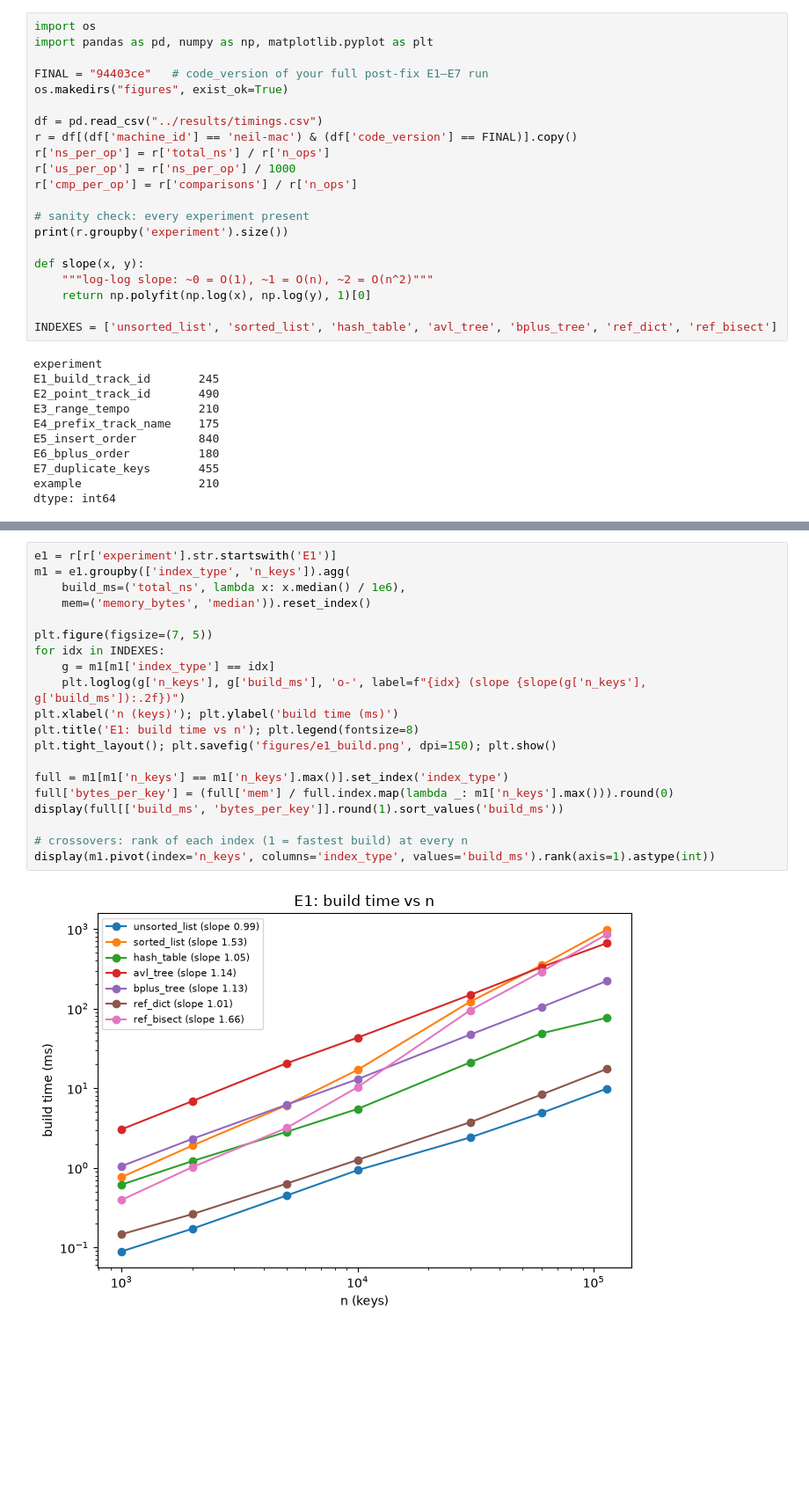
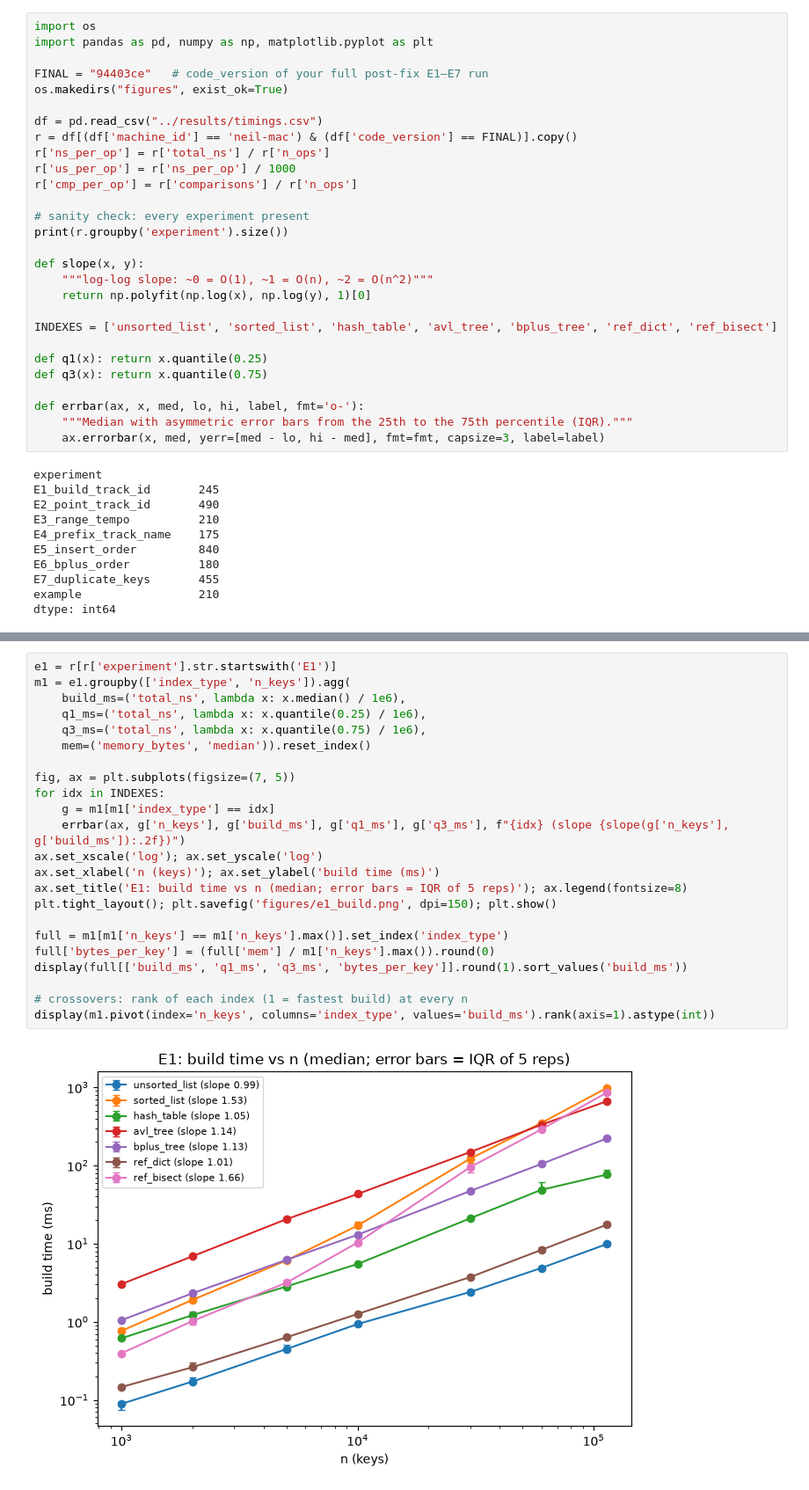
Before and after one commit to neildevnani/Project_1_DS4300, a Jupyter notebook: analysis/results.ipynb, the cells around one changed output, grey strips where cells are left out. Shown at 88% size. Cells and saved outputs as stored; diff of their text form; blank space fills up the shorter version.

```diff
--- a/analysis/results.ipynb
+++ b/analysis/results.ipynb
@@ -19,6 +25,13 @@ def slope(x, y):
     return np.polyfit(np.log(x), np.log(y), 1)[0]
 
 INDEXES = ['unsorted_list', 'sorted_list', 'hash_table', 'avl_tree', 'bplus_tree', 'ref_dict', 'ref_bisect']
+
+def q1(x): return x.quantile(0.25)
+def q3(x): return x.quantile(0.75)
+
+def errbar(ax, x, med, lo, hi, label, fmt='o-'):
+    """Median with asymmetric error bars from the 25th to the 75th percentile (IQR)."""
+    ax.errorbar(x, med, yerr=[med - lo, hi - med], fmt=fmt, capsize=3, label=label)
 # %% [output]
 experiment
 E1_build_track_id       245
@@ -33,22 +48,25 @@ dtype: int64
 # %%
 e1 = r[r['experiment'].str.startswith('E1')]
 m1 = e1.groupby(['index_type', 'n_keys']).agg(
     build_ms=('total_ns', lambda x: x.median() / 1e6),
+    q1_ms=('total_ns', lambda x: x.quantile(0.25) / 1e6),
+    q3_ms=('total_ns', lambda x: x.quantile(0.75) / 1e6),
     mem=('memory_bytes', 'median')).reset_index()
 
-plt.figure(figsize=(7, 5))
+fig, ax = plt.subplots(figsize=(7, 5))
 for idx in INDEXES:
     g = m1[m1['index_type'] == idx]
-    plt.loglog(g['n_keys'], g['build_ms'], 'o-', label=f"{idx} (slope {slope(g['n_keys'], g['build_ms']):.2f})")
-plt.xlabel('n (keys)'); plt.ylabel('build time (ms)')
-plt.title('E1: build time vs n'); plt.legend(fontsize=8)
+    errbar(ax, g['n_keys'], g['build_ms'], g['q1_ms'], g['q3_ms'], f"{idx} (slope {slope(g['n_keys'], g['build_ms']):.2f})")
+ax.set_xscale('log'); ax.set_yscale('log')
+ax.set_xlabel('n (keys)'); ax.set_ylabel('build time (ms)')
+ax.set_title('E1: build time vs n (median; error bars = IQR of 5 reps)'); ax.legend(fontsize=8)
 plt.tight_layout(); plt.savefig('figures/e1_build.png', dpi=150); plt.show()
 
 full = m1[m1['n_keys'] == m1['n_keys'].max()].set_index('index_type')
-full['bytes_per_key'] = (full['mem'] / full.index.map(lambda _: m1['n_keys'].max())).round(0)
-display(full[['build_ms', 'bytes_per_key']].round(1).sort_values('build_ms'))
+full['bytes_per_key'] = (full['mem'] / m1['n_keys'].max()).round(0)
+display(full[['build_ms', 'q1_ms', 'q3_ms', 'bytes_per_key']].round(1).sort_values('build_ms'))
 
 # crossovers: rank of each index (1 = fastest build) at every n
 display(m1.pivot(index='n_keys', columns='index_type', values='build_ms').rank(axis=1).astype(int))
 # %% [output]
-[figure, old version]
+[figure, new version]
```
Also changed, not shown: parts of 16 cells of this notebook, 48 other files.
